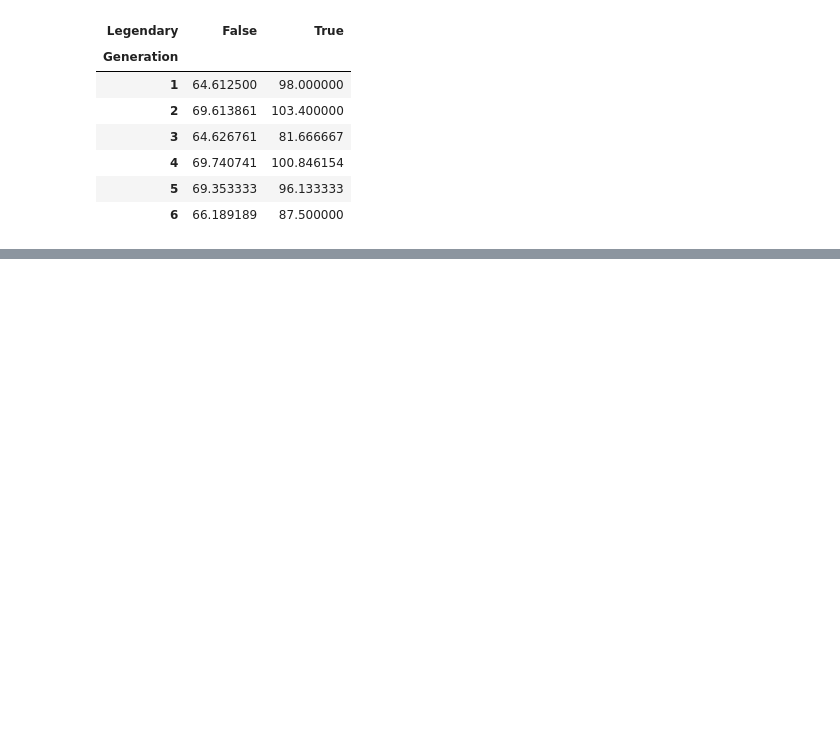
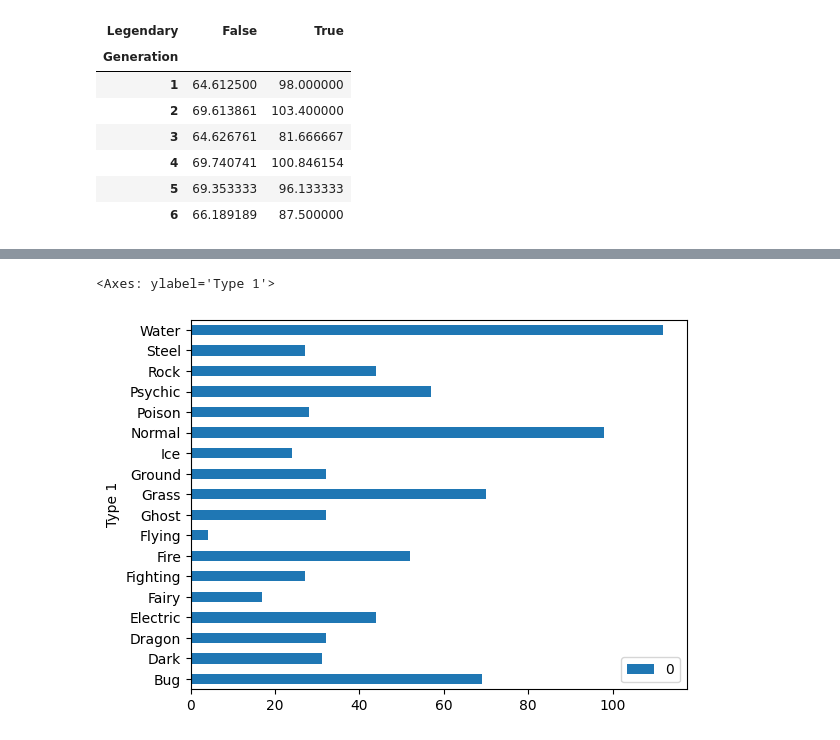
Before and after one commit to Dince-afk/streamlit-demo-web-app, a Jupyter notebook: .ideas/explore_data.ipynb, the cells around one changed output, grey strips where cells are left out. Drawn from its saved outputs; the diff is of its cells as text; code cells hidden in the pictures; blank space fills up the shorter version.

Commit message:
Add matplotlib chart

```diff
--- a/.ideas/explore_data.ipynb
+++ b/.ideas/explore_data.ipynb
@@ -68,3 +53,8 @@ Name: count, Length: 414, dtype: int64
+# %%
+pd.DataFrame(pokemon.groupby(["Type 1"]).size()).plot(kind="barh")
+# %% [output]
+<Axes: ylabel='Type 1'>
+[figure, added]
 # %%
 import numpy as np
 chart_data = pd.DataFrame(
```
Also changed, not shown: parts of 5 cells of this notebook, 1 other file.
